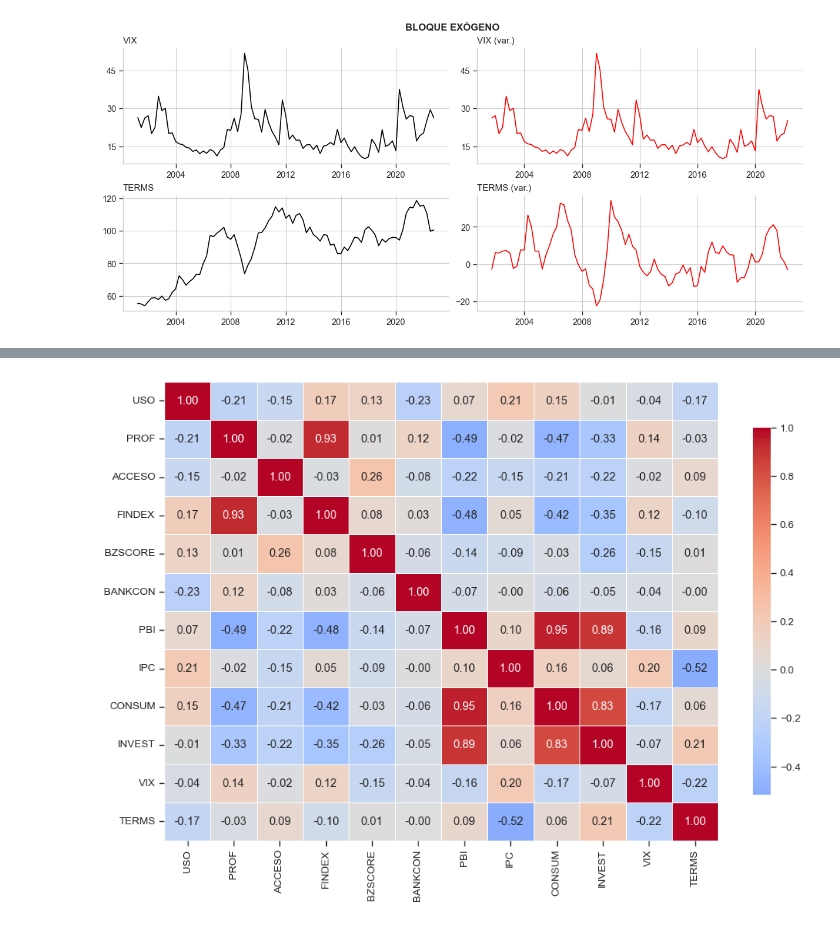
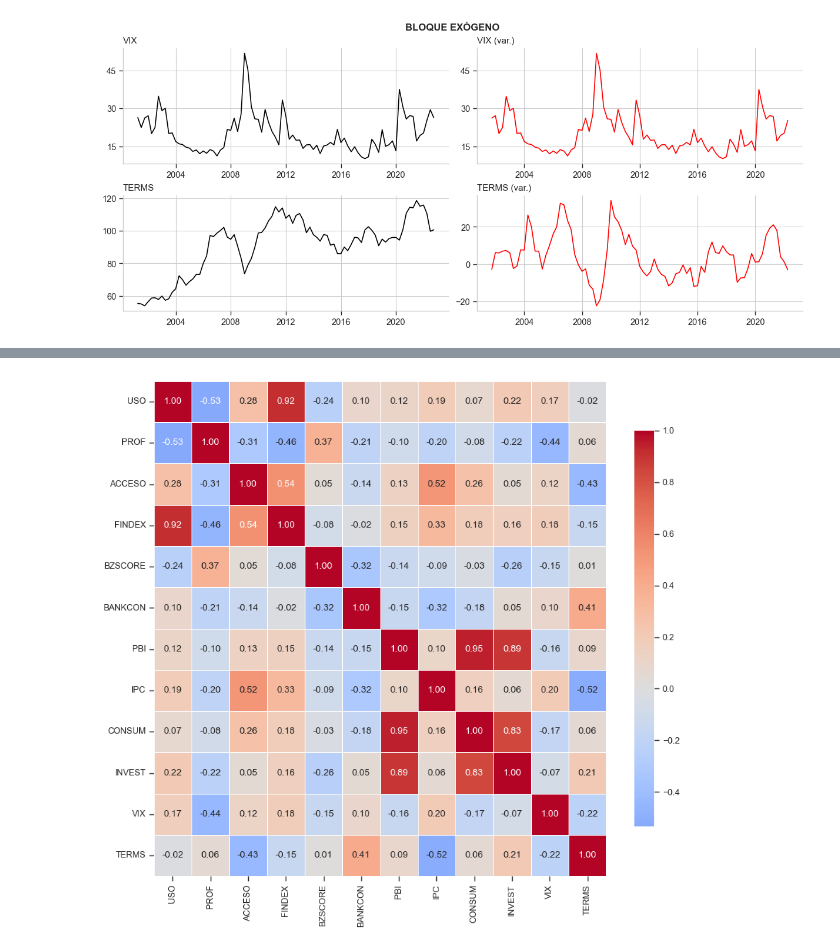
Before and after one commit to GabrielDelCarpio/Tesis-paper, a Jupyter notebook: Data y gráficos/PCA/PCA_python 2.ipynb, the cells around one changed output, grey strips where cells are left out. Cells and saved outputs as stored; diff of their text form; code cells hidden in the pictures.

```diff
--- a/Data y gráficos/PCA/PCA_python 2.ipynb
+++ b/Data y gráficos/PCA/PCA_python 2.ipynb
@@ -293,28 +61,0 @@ plt.show()
-# %%
-# Insertamos los datos para graficar
-new_data = pd.read_excel('Data final 1.xlsx')
-new_data['Fecha'] = pd.to_datetime(new_data['Fecha'], format='%d/%m/%y')
-new_data.set_index('Fecha', inplace=True)
-
-# Añadir 'index_df' a la data como una columna
-new_data['FINDEX'] = index_df['FINDEX']
-
-# Utilizaremos gráfico de correlaciones y graficamos mediante un mapa de calor
-correlation_matrix = new_data.corr()
-
-plt.figure(figsize=(10, 8))
-sns.set(style="white", palette="muted")
-sns.heatmap(
-    correlation_matrix,
-    annot=True,               # Mostrar los valores de correlación
-    cmap="coolwarm",          # Paleta de colores
-    fmt=".2f",                # Formato de los números
-    linewidths=0.5,           # Líneas que separan las celdas
-    linecolor='gray',         # Color de las líneas
-    square=True,              # Forma cuadrada para el mapa
-    cbar_kws={'shrink': 0.8}  # Reducir tamaño de la barra de color
-)
-
-plt.title("Mapa de Correlaciones", fontsize=16)
-plt.tight_layout()  # Ajustar el layout para mejor visibilidad
-plt.show()
@@ -542,7 +423,7 @@ df_findex_scaled.to_excel("C:/Users/Tobby/OneDrive/Desktop/GABO/TESIS/Tesis-pape
 # Gráfico de variables en niveles y variaciones
 # %%
 # Leer hojas de niveles y variaciones
-ruta = "C:/Users/Tobby/OneDrive/Desktop/GABO/TESIS/Tesis-paper/Data y gráficos/PCA/Data nivel-var 2.xlsx"
+ruta = "C:/Users/gabri/OneDrive/Desktop/Cato/Tesis/Tesis-paper/Data y gráficos/Data nivel - var FH.xlsx"
 niveles = pd.read_excel(ruta, sheet_name="Niveles", parse_dates=[0])
 variaciones = pd.read_excel(ruta, sheet_name="Sin tendencia", parse_dates=[0])
 
@@ -776,27 +656,16 @@ for nombre_bloque, variables in bloques.items():
 # %%
-import matplotlib.pyplot as plt
-import seaborn as sns
-
 # Estilo sobrio
 plt.style.use('seaborn-v0_8-whitegrid')
-sns.set_context("paper", font_scale=1.1)
+sns.set_context("paper", font_scale=1)
 
 # Calcular matriz de correlaciones
 matriz_corr = variaciones.corr()
 
 # Crear mapa de calor
-plt.figure(figsize=(10, 7))
+plt.figure(figsize=(9, 8))
 sns.heatmap(matriz_corr, annot=True, fmt=".2f", cmap="coolwarm", center=0,
             linewidths=0.5, cbar_kws={"shrink": 0.8})
-
-# Título
-# plt.title("Mapa de calor de correlaciones entre variaciones", fontsize=13, fontweight='bold', loc='left')
-
-# Fuente
-# plt.figtext(0.5, -0.02, 'Fuente: BCRP y SBS\nElaboración Propia',
-#            ha='center', va='center', fontsize=9, style='italic')
-
 plt.tight_layout()
 plt.show()
 # %% [output]
-[figure, old version]
+[figure, new version]
```
Also changed, not shown: parts of 72 cells of this notebook, 1 other file.
